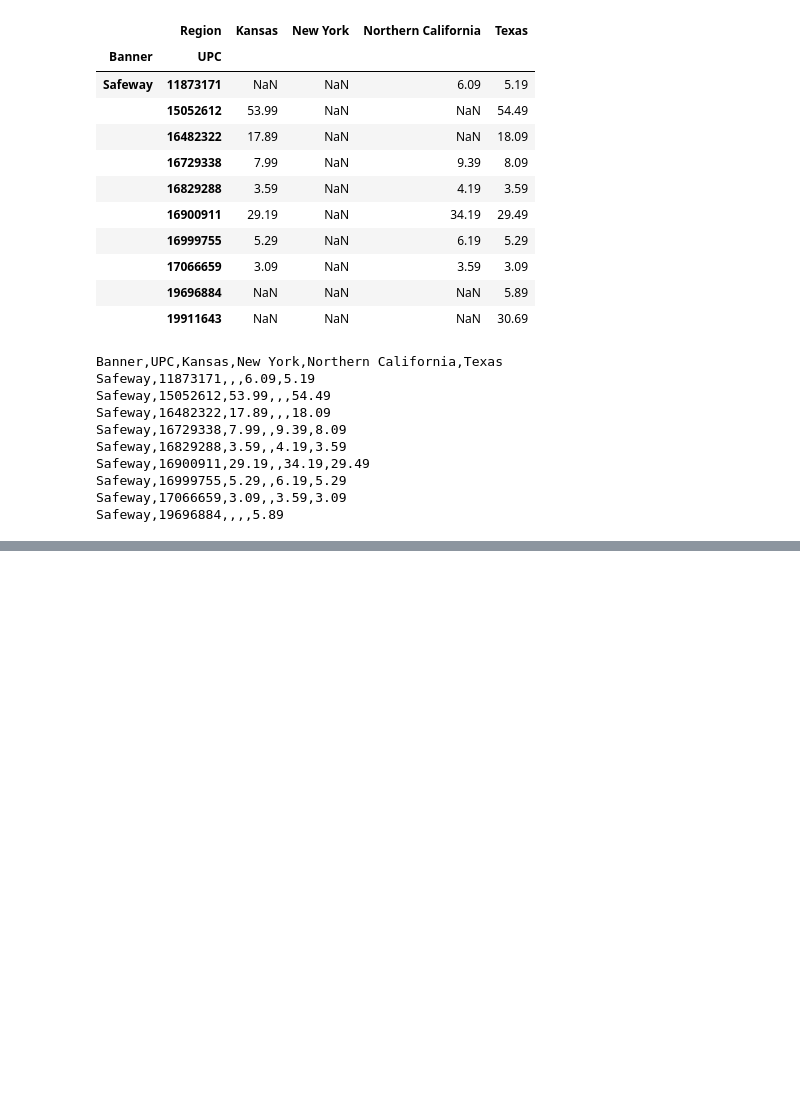
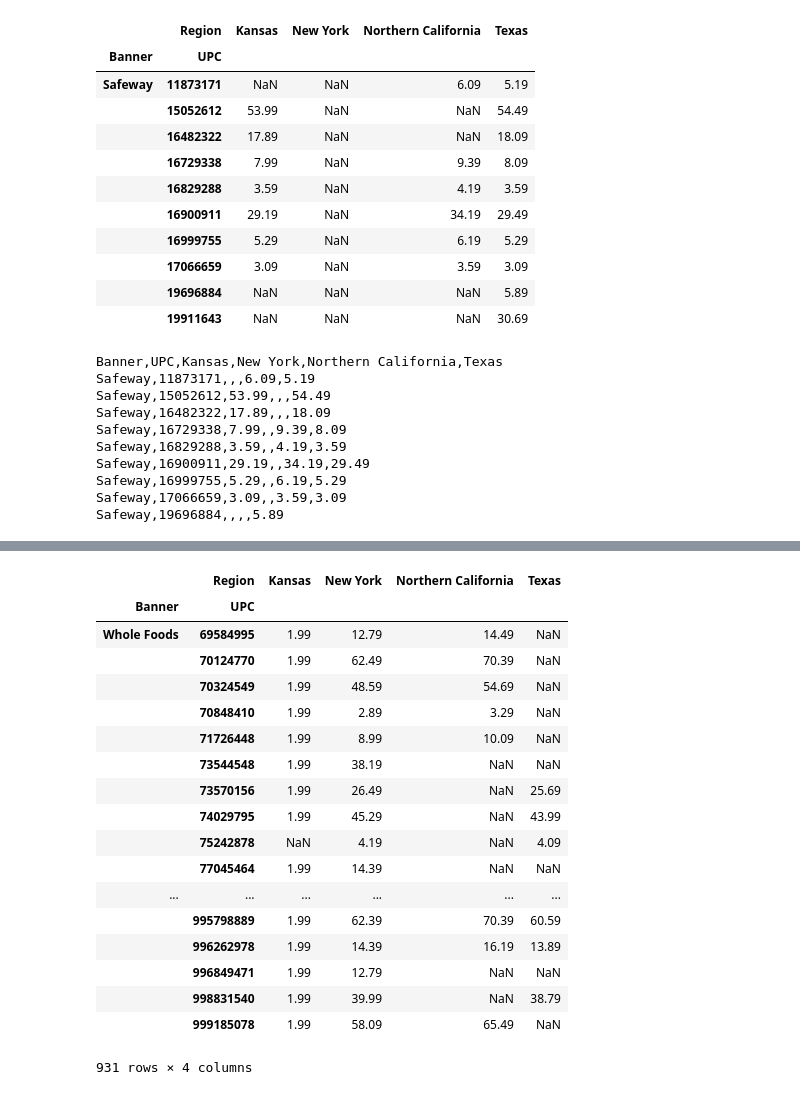
Before and after one commit to sariabod/playground, a Jupyter notebook: challenge/Engage3_Challenge.ipynb, the cells around one changed output, grey strips where cells are left out. Saved outputs shown, nothing was run; the diff lists cells and outputs as text; code cells hidden in the pictures; blank space fills up the shorter version.

```diff
--- a/challenge/Engage3_Challenge.ipynb
+++ b/challenge/Engage3_Challenge.ipynb
@@ -111,0 +156,22 @@ Safeway,19696884,,,,5.89
+# %%
+df_pivot[4000:]
+# %% [output]
+|  | Region | Kansas | New York | Northern California | Texas |
+| Banner | UPC |  |  |  |  |
+| Whole Foods | 69584995 | 1.99 | 12.79 | 14.49 | NaN |
+|  | 70124770 | 1.99 | 62.49 | 70.39 | NaN |
+|  | 70324549 | 1.99 | 48.59 | 54.69 | NaN |
+|  | 70848410 | 1.99 | 2.89 | 3.29 | NaN |
+|  | 71726448 | 1.99 | 8.99 | 10.09 | NaN |
+|  | 73544548 | 1.99 | 38.19 | NaN | NaN |
+|  | 73570156 | 1.99 | 26.49 | NaN | 25.69 |
+|  | 74029795 | 1.99 | 45.29 | NaN | 43.99 |
+|  | 75242878 | NaN | 4.19 | NaN | 4.09 |
+|  | 77045464 | 1.99 | 14.39 | NaN | NaN |
+| ... | ... | ... | ... | ... | ... |
+|  | 995798889 | 1.99 | 62.39 | 70.39 | 60.59 |
+|  | 996262978 | 1.99 | 14.39 | 16.19 | 13.89 |
+|  | 996849471 | 1.99 | 12.79 | NaN | NaN |
+|  | 998831540 | 1.99 | 39.99 | NaN | 38.79 |
+|  | 999185078 | 1.99 | 58.09 | 65.49 | NaN |
+931 rows × 4 columns
```
Also changed, not shown: parts of 18 cells of this notebook.
